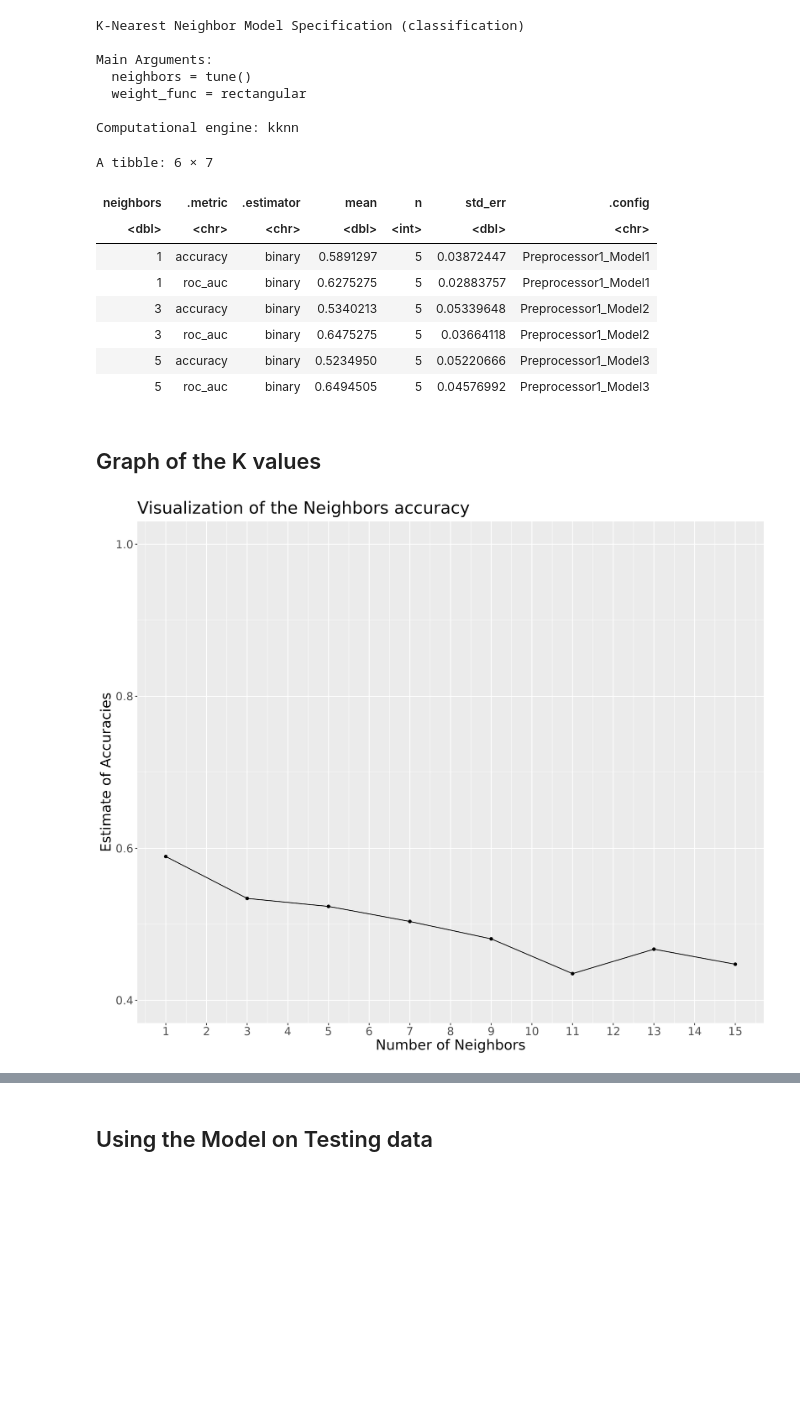
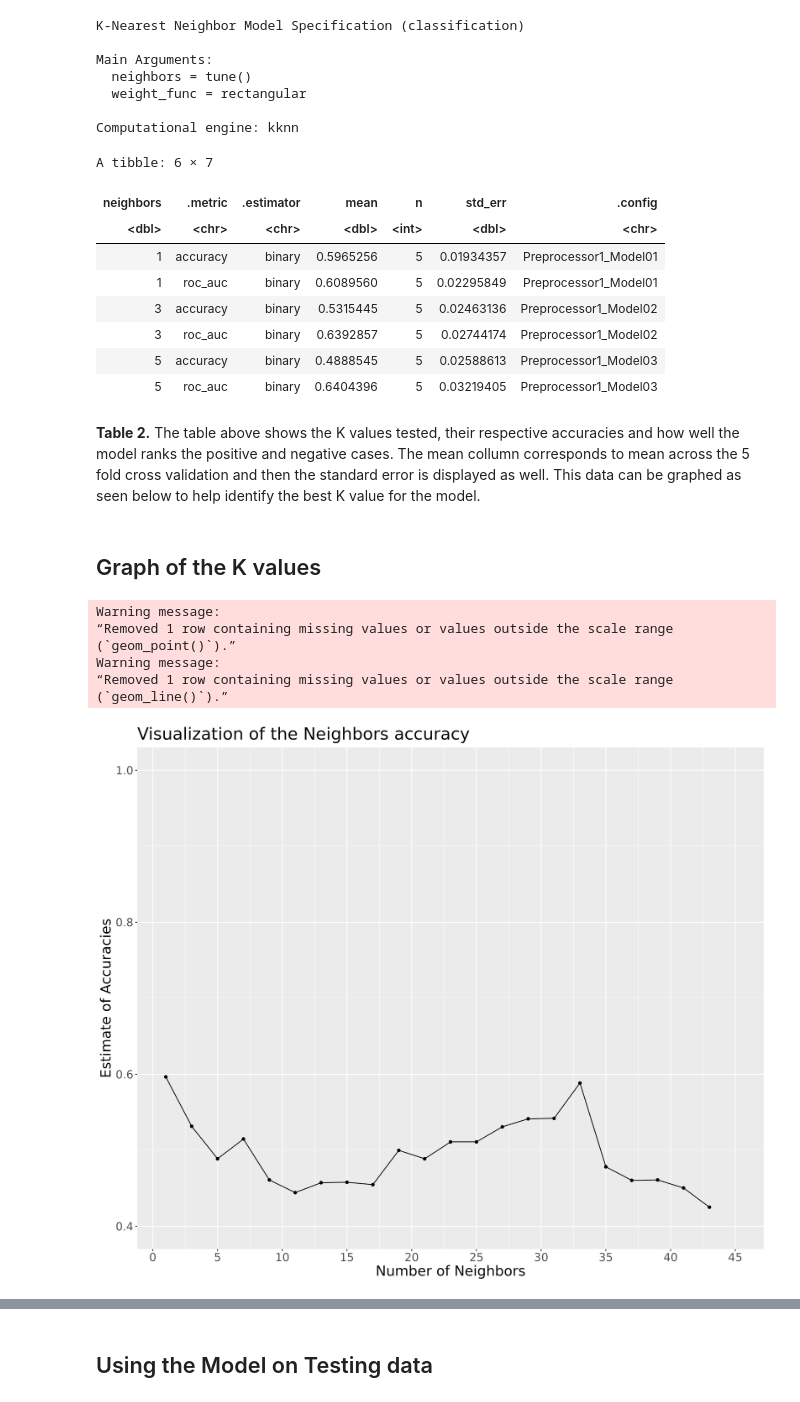
Before and after one commit to chrispy-tacos/dsci-100-project, a Jupyter notebook: dsci-g2-project.ipynb, the cells around one changed output, grey strips where cells are left out. Drawn from its saved outputs; the diff is of its cells as text; code cells hidden in the pictures; blank space fills up the shorter version.

Commit message:
Added descriptions for tables, set a seed and changed the K value range.

```diff
--- a/dsci-g2-project.ipynb
+++ b/dsci-g2-project.ipynb
@@ -183,7 +182,7 @@ Main Arguments:
 
 Computational engine: kknn
 # %%
-k_vals<- tibble(neighbors = seq(from = 1, to = 15, by=2))
+k_vals<- tibble(neighbors = seq(from = 1, to = 45, by=2))
 
 knn_k_specification_results<- workflow()|>
 add_recipe(minecraft_recipe)|>
@@ -197,31 +196,39 @@ head(knn_k_specification_results)
 A tibble: 6 × 7
 | neighbors | .metric | .estimator | mean | n | std_err | .config |
 | <dbl> | <chr> | <chr> | <dbl> | <int> | <dbl> | <chr> |
-| 1 | accuracy | binary | 0.5891297 | 5 | 0.03872447 | Preprocessor1_Model1 |
-| 1 | roc_auc | binary | 0.6275275 | 5 | 0.02883757 | Preprocessor1_Model1 |
-| 3 | accuracy | binary | 0.5340213 | 5 | 0.05339648 | Preprocessor1_Model2 |
-| 3 | roc_auc | binary | 0.6475275 | 5 | 0.03664118 | Preprocessor1_Model2 |
-| 5 | accuracy | binary | 0.5234950 | 5 | 0.05220666 | Preprocessor1_Model3 |
-| 5 | roc_auc | binary | 0.6494505 | 5 | 0.04576992 | Preprocessor1_Model3 |
+| 1 | accuracy | binary | 0.5965256 | 5 | 0.01934357 | Preprocessor1_Model01 |
+| 1 | roc_auc | binary | 0.6089560 | 5 | 0.02295849 | Preprocessor1_Model01 |
+| 3 | accuracy | binary | 0.5315445 | 5 | 0.02463136 | Preprocessor1_Model02 |
+| 3 | roc_auc | binary | 0.6392857 | 5 | 0.02744174 | Preprocessor1_Model02 |
+| 5 | accuracy | binary | 0.4888545 | 5 | 0.02588613 | Preprocessor1_Model03 |
+| 5 | roc_auc | binary | 0.6404396 | 5 | 0.03219405 | Preprocessor1_Model03 |
+# %% [markdown]
+**Table 2.** The table above shows the K values tested, their respective accuracies and how well the model ranks the positive and negative cases. The mean collumn corresponds to mean across the 5 fold cross validation and then the standard error is displayed as well. This data can be graphed as seen below to help identify the best K value for the model.
 # %% [markdown]
 ## Graph of the K values
 # %%
 minecraft_accuracy<- knn_k_specification_results|>
 filter(.metric == "accuracy")
 
 plot_of_k_values<- ggplot(minecraft_accuracy, aes(x = neighbors, y = mean))+
 geom_point()+
 geom_line()+
 xlab("Number of Neighbors")+
 ylab("Estimate of Accuracies")+
 ggtitle("Visualization of the Neighbors accuracy")+
-scale_x_continuous(breaks = seq(0, 20, by = 1)) +
+scale_x_continuous(breaks = seq(0, 55, by = 5)) +
        scale_y_continuous(limits = c(0.4, 1.0))+
 theme(text = element_text(size = 18))
 
 ggsave("plot_of_k_values.png", plot = plot_of_k_values, width = 12, height = 10, dpi = 300)
 
 IRdisplay::display_png(file = "plot_of_k_values.png")
 # %% [output]
+Warning message:
+“Removed 1 row containing missing values or values outside the scale range
+(`geom_point()`).”
+Warning message:
+“Removed 1 row containing missing values or values outside the scale range
+(`geom_line()`).”
-[figure, old version]
+[figure, new version]
 # %% [markdown]
```
Also changed, not shown: parts of 8 cells of this notebook.
